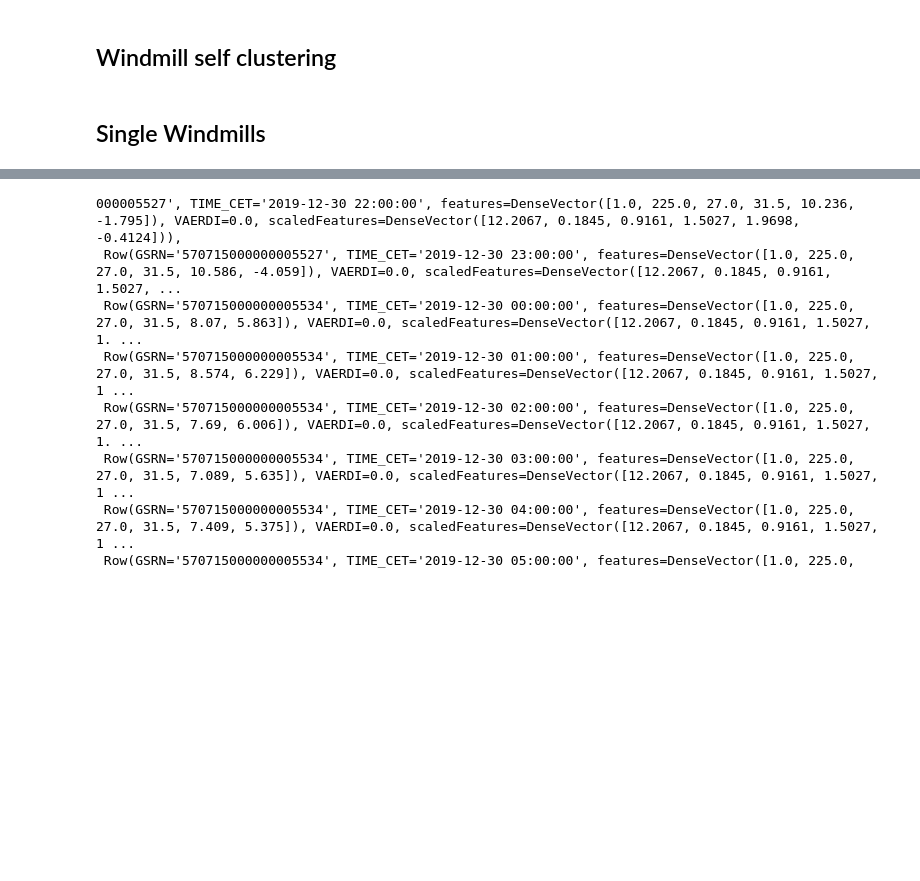
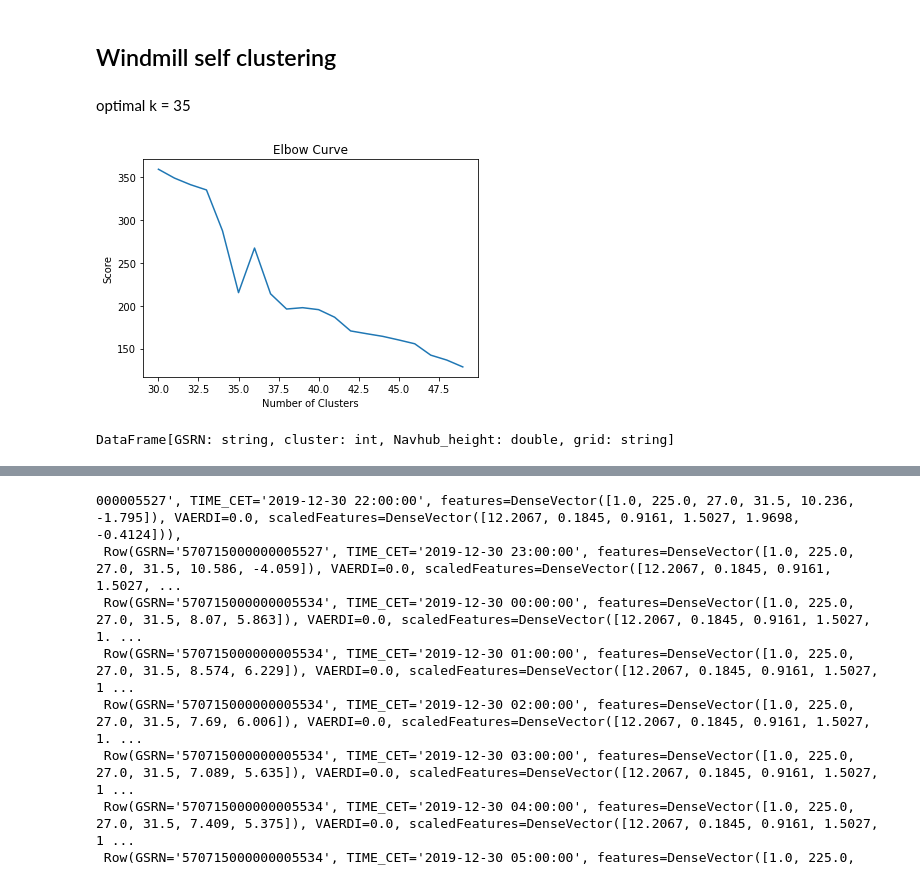
Before and after one commit to sevewing/WindmillPrediction, a Jupyter notebook: pyspark.ipynb, the cells around one changed output, grey strips where cells are left out. Saved outputs shown, nothing was run; the diff lists cells and outputs as text; code cells hidden in the pictures; blank space fills up the shorter version.

```diff
--- a/pyspark.ipynb
+++ b/pyspark.ipynb
@@ -56,9 +57,10 @@ def udf_by_tmp():
     return udf(lambda t1, t2, z: tools.tmp_interp(t1, t2, z), schema)
 # %%
 def udf_regist():
-    udf_type = udf(lambda x: {"H": 1, "W": 2, "P": 3, "M": 4}.get(x, 0))
+    udf_type = udf(lambda x: {"H": 1.0, "W": 2.0, "P": 3.0, "M": 4.0}.get(x, 0.0), DoubleType())
+    udf_placement = udf(lambda x: {"LAND": 1.0, "HAV": 2.0}.get(x, 0.0), DoubleType())
+
     udf_hour = udf(lambda x: int(x[11:13]), IntegerType())
-    udf_placement = udf(lambda x: 1.0 if x == 'LAND' else 2.0, DoubleType())
     udf_ws10  = udf_by_grid(ws10_dic, DoubleType())
     udf_ws100  = udf_by_grid(ws100_dic, DoubleType())
     udf_wd10  = udf_by_grid(wd10_dic, IntegerType())
@@ -67,7 +69,7 @@ def udf_regist():
     # udf_tmp100  = udf_by_grid(tmp100_dic, IntegerType())
     udf_ws_interp  = udf_by_ws()
     # udf_tmp_interp  = udf_by_tmp()
-    return udf_type, udf_hour, udf_placement, udf_ws10, udf_ws100, udf_wd10, udf_wd100, udf_ws_interp
+    return udf_type, udf_placement,udf_hour, udf_ws10, udf_ws100, udf_wd10, udf_wd100, udf_ws_interp
 # %% [markdown]
 ## Aggregate
 # %%
@@ -142,11 +145,14 @@ wd100_dic = load_parquet_from_weather_toPandas("data/ITU_DATA/prognosis/ENetNEA/
 # tmp2_dic = load_parquet_from_weather_toPandas("data/ITU_DATA/prognosis/ENetNEA/temperatur_2m.parquet")
 # tmp100_dic = load_parquet_from_weather_toPandas("data/ITU_DATA/prognosis/ENetNEA/temperatur_100m.parquet")
 # %%
-udf_type, udf_hour, udf_placement, udf_ws10, udf_ws100, udf_wd10, udf_wd100, udf_ws_interp = udf_regist()
+udf_type, udf_placement, udf_hour, udf_ws10, udf_ws100, udf_wd10, udf_wd100, udf_ws_interp = udf_regist()
 # %% [markdown]
 ## Windmills
 # %%
 windmill = load_csv("data/windmill_cleaned.csv", schemas.windmills_schema)
-windmill = windmill.fillna(0)
+windmill = windmill.where("grid != 0") \
+            .fillna(0.1) \
+            .withColumn("Turbine_type", udf_type(windmill.Turbine_type)) \
+            .withColumn("Placement", udf_placement(windmill.Placement))
 windmill.persist()
 # %% [output]
@@ -176,30 +182,35 @@ from pyspark.ml.clustering import KMeans
 # %% [markdown]
 ## Windmill self clustering
 # %%
-feat_cols = ["type", "hour", "placement", "Capacity_kw", "Rotor_diameter", "Navhub_height", "u_interp", "v_interp"]
+feat_cols = ["Turbine_type", "Placement", "Capacity_kw", "Rotor_diameter", "Navhub_height"]
 vec_assembler = VectorAssembler(inputCols=feat_cols, outputCol="features")
-windmill = vec_assembler.transform(windmill).select("GSRN", "features")
+windmill = vec_assembler.transform(windmill).select("GSRN", "features", "Navhub_height","grid")
 # %%
 scaler = StandardScaler(inputCol="features", outputCol="scaledFeatures", withStd=True, withMean=False)
 scalerModel = scaler.fit(windmill)
 windmill = scalerModel.transform(windmill)
+# %% [markdown]
+optimal k = 35
 # %%
 cost = []
 clusters = []
-for k in range(10, 20):
-    kmeans = KMeans().setK(k).setSeed(1).setFeaturesCol('features')
+
+for k in range(30, 50):
+    kmeans = KMeans(featuresCol='scaledFeatures',k=k, seed=1)
     model = kmeans.fit(windmill)
     cost.append(model.computeCost(windmill))
     clusters.append(k)
 
 # Plot the cost
 df_cost = pd.DataFrame(cost)
 df_cost.columns = ["cost"]
 df_cost.insert(0, 'cluster', clusters)
 
 import pylab as pl
 pl.plot(df_cost.cluster, df_cost.cost)
 pl.xlabel('Number of Clusters')
 pl.ylabel('Score')
 pl.title('Elbow Curve')
 pl.show()
+# %% [output]
+[figure, added]
@@ -221,2 +217,7 @@ print("Silhouette with squared euclidean distance = " + str(silhouette))
-# %% [markdown]
-## Single Windmills
+# %%
+kmean = KMeans(featuresCol='scaledFeatures', k=35, seed=1)
+model = kmean.fit(windmill)
+windmill = model.transform(windmill).withColumnRenamed("prediction", "cluster").select("GSRN", "cluster","Navhub_height", "grid")
+windmill.persist()
+# %% [output]
+DataFrame[GSRN: string, cluster: int, Navhub_height: double, grid: string]
```
Also changed, not shown: parts of 19 cells of this notebook.
